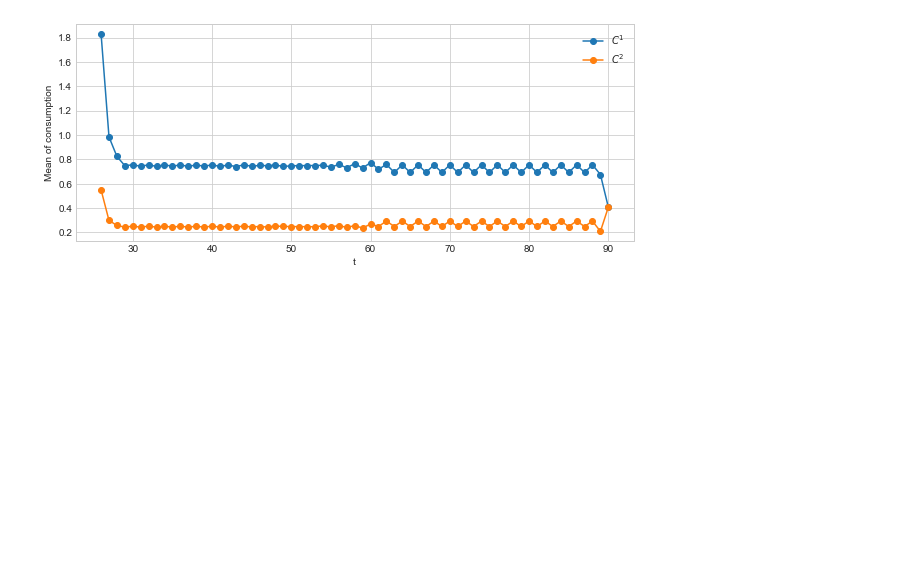
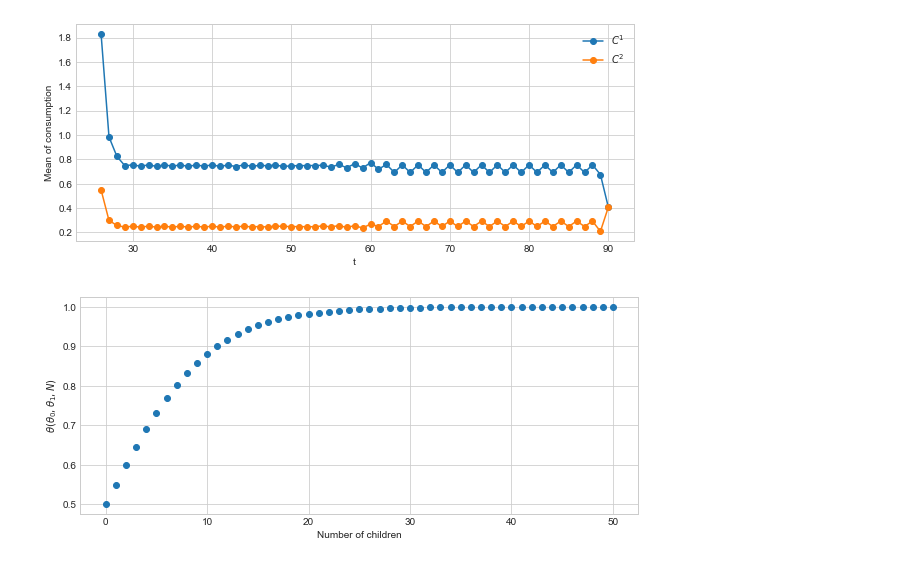
Before and after one commit to emilblicher/DP2021, a Jupyter notebook: Model w VFI/Sims.ipynb, the cells around one changed output. Cells and saved outputs as stored; diff of their text form; code cells hidden in the pictures; blank space fills up the shorter version.

```diff
--- a/Model w VFI/Sims.ipynb
+++ b/Model w VFI/Sims.ipynb
@@ -106,0 +87,20 @@ ss
+# %%
+def theta(theta0,theta1,N):
+    return 1/(1+(np.exp(-(theta0+theta1*N))))
+
+theta0 = 0
+theta1 = 0.2
+N_list = [N for N in range(51)]
+theta_list = []
+
+for i,N in enumerate(N_list):
+    theta_list.append(theta(theta0,theta1,N))
+
+fig = plt.figure(figsize=(10,4))# figsize is in inches...
+ax = fig.add_subplot(1,1,1)
+ax.plot(N_list,theta_list,'o')
+ax.set_xlabel(f"Number of children")
+ax.set_ylabel(f"$\\theta(\\theta_0,\\theta_1,N)$")
+plt.show()
+# %% [output]
+[figure, added]
```
Also changed, not shown: parts of 5 cells of this notebook, 2 other files.
